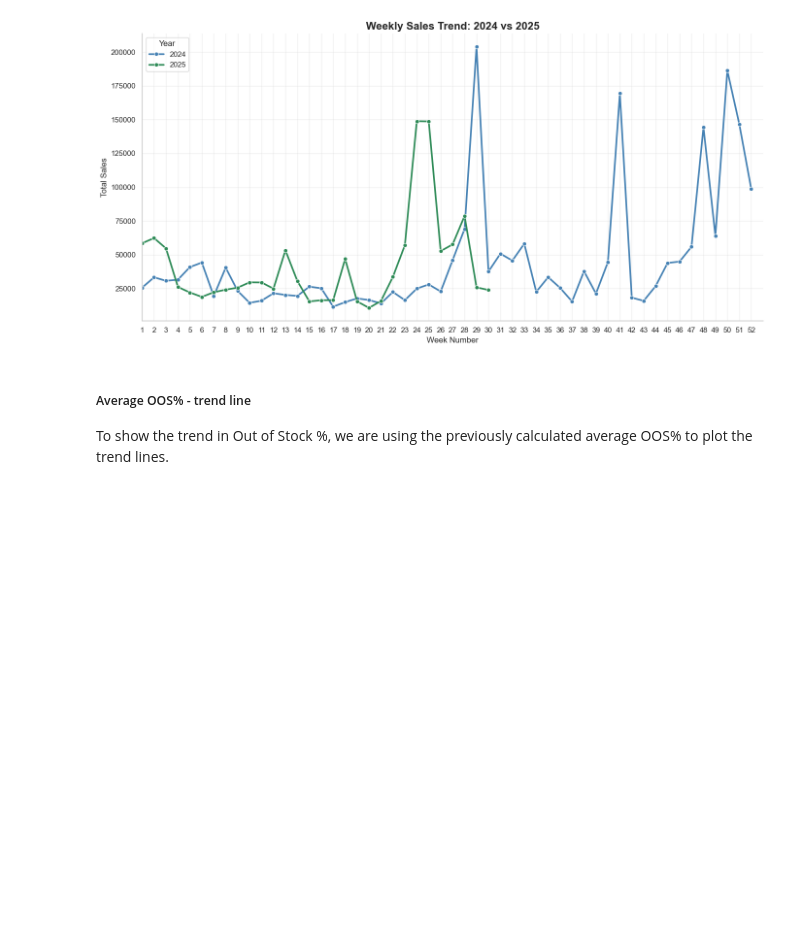
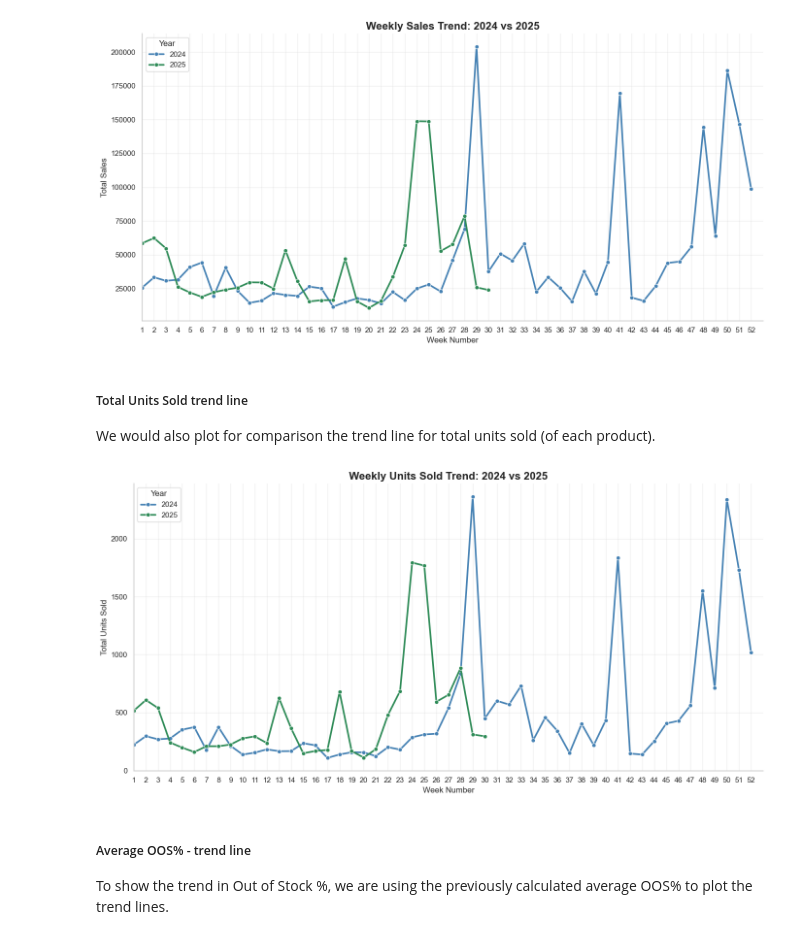
Before and after one commit to kseniyapiven/eCom, a Jupyter notebook: notebooks/analysis.ipynb, the cells around one changed output. Cells and saved outputs as stored; diff of their text form; code cells hidden in the pictures; blank space fills up the shorter version.

Commit message:
add units sold trend line

```diff
--- a/notebooks/analysis.ipynb
+++ b/notebooks/analysis.ipynb
@@ -176,6 +176,39 @@ plt.tight_layout()
 sns.despine()
 # %% [output]
 [figure]
+# %% [markdown]
+##### Total Units Sold trend line
+
+We would also plot for comparison the trend line for total units sold (of each product).
+# %%
+sold_df = analysis_df.groupby(['Year', 'Week'])['Units Sold'].apply(smart_sum).reset_index()
+# %%
+sold_df = sold_df[sold_df['Year'].isin([2024, 2025])] # drop 2026
+
+plt.figure(figsize=(14, 7))
+
+sns.lineplot(
+    data=sold_df,
+    x='Week',
+    y='Units Sold',
+    hue='Year',
+    markers=True,
+    marker='o',
+    palette={2024: 'steelblue', 2025: 'seagreen'},
+    linewidth=2.5
+)
+
+plt.title('Weekly Units Sold Trend: 2024 vs 2025', fontsize=16, fontweight='bold')
+plt.xlabel('Week Number', fontsize=12)
+plt.ylabel('Total Units Sold', fontsize=12)
+plt.legend(title='Year', title_fontsize=12)
+plt.xticks(range(1, 53))  # 52 weeks
+plt.xlim(1, 53)
+plt.grid(True, alpha=0.3)
+plt.tight_layout()
+sns.despine()
+# %% [output]
+[figure, added]
 # %% [markdown]
 ##### Average OOS% - trend line
 
```
Also changed, not shown: parts of 1 cell of this notebook.
